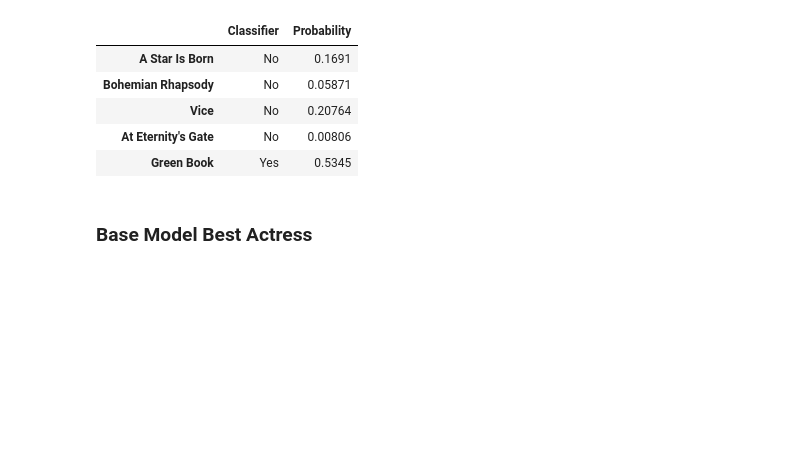
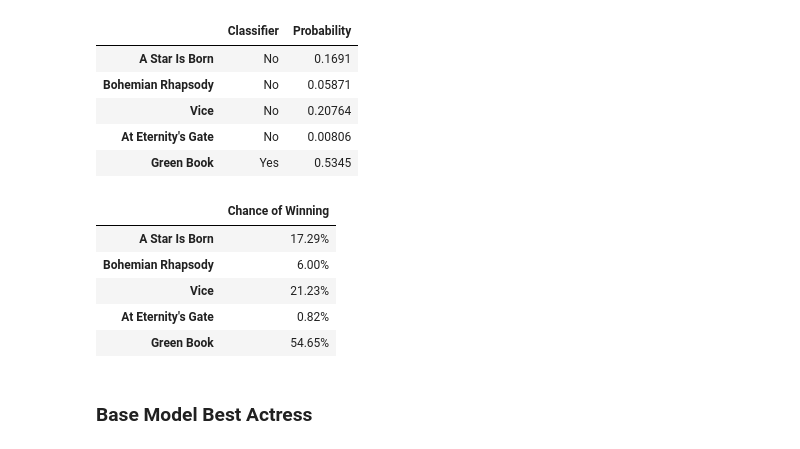
Before and after one commit to MrThomasPin/Oscar-Machine-Learning, a Jupyter notebook: oscar-predictor-ml.ipynb, the cells around one changed output. Cells and saved outputs as stored; diff of their text form; code cells hidden in the pictures; blank space fills up the shorter version.

```diff
--- a/oscar-predictor-ml.ipynb
+++ b/oscar-predictor-ml.ipynb
@@ -371,7 +391,8 @@ diff_class_ml(X_train_best_actor, X_test_best_actor, y_train_best_actor, y_test_
 | lgbm | 0.000 | 0.021 | 0.0830 |
 # %%
 #winner was Bohemian Rhapsody
-oscar_predict(X_train_best_actor, y_train_best_actor, best_actor_2018_identifiable, XGBClassifier())
+predict_actor_2018 = oscar_predict(X_train_best_actor, y_train_best_actor, best_actor_2018_identifiable, XGBClassifier())
+predict_actor_2018
 # %% [output]
 |  | Classifier | Probability |
 | A Star Is Born | No | 0.1691 |
@@ -379,6 +400,15 @@ oscar_predict(X_train_best_actor, y_train_best_actor, best_actor_2018_identifiab
 | Vice | No | 0.20764 |
 | At Eternity's Gate | No | 0.00806 |
 | Green Book | Yes | 0.5345 |
+# %%
+normalized_winner(predict_actor_2018)
+# %% [output]
+|  | Chance of Winning |
+| A Star Is Born | 17.29% |
+| Bohemian Rhapsody | 6.00% |
+| Vice | 21.23% |
+| At Eternity's Gate | 0.82% |
+| Green Book | 54.65% |
 # %% [markdown]
 ### Base Model Best Actress
 # %%
```
Also changed, not shown: parts of 17 cells of this notebook.
